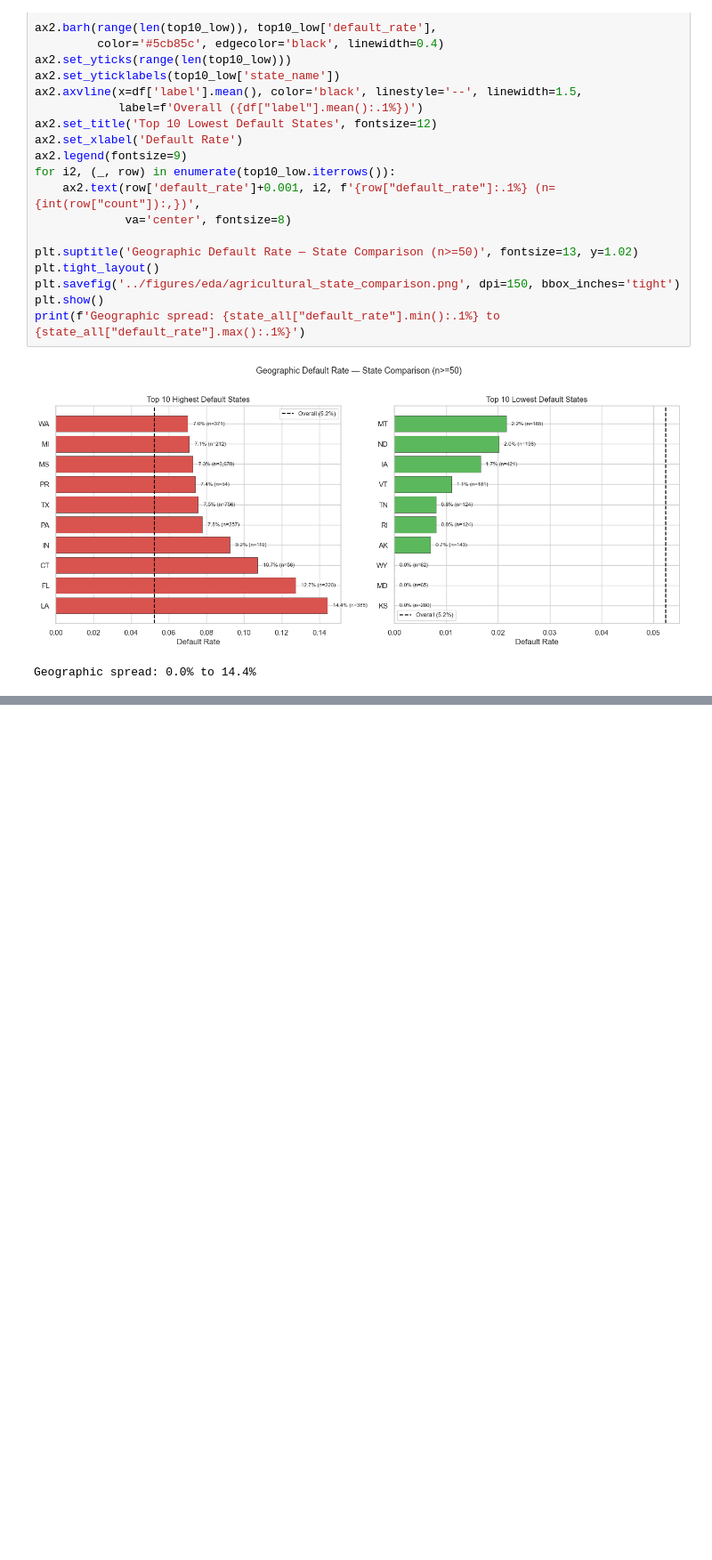
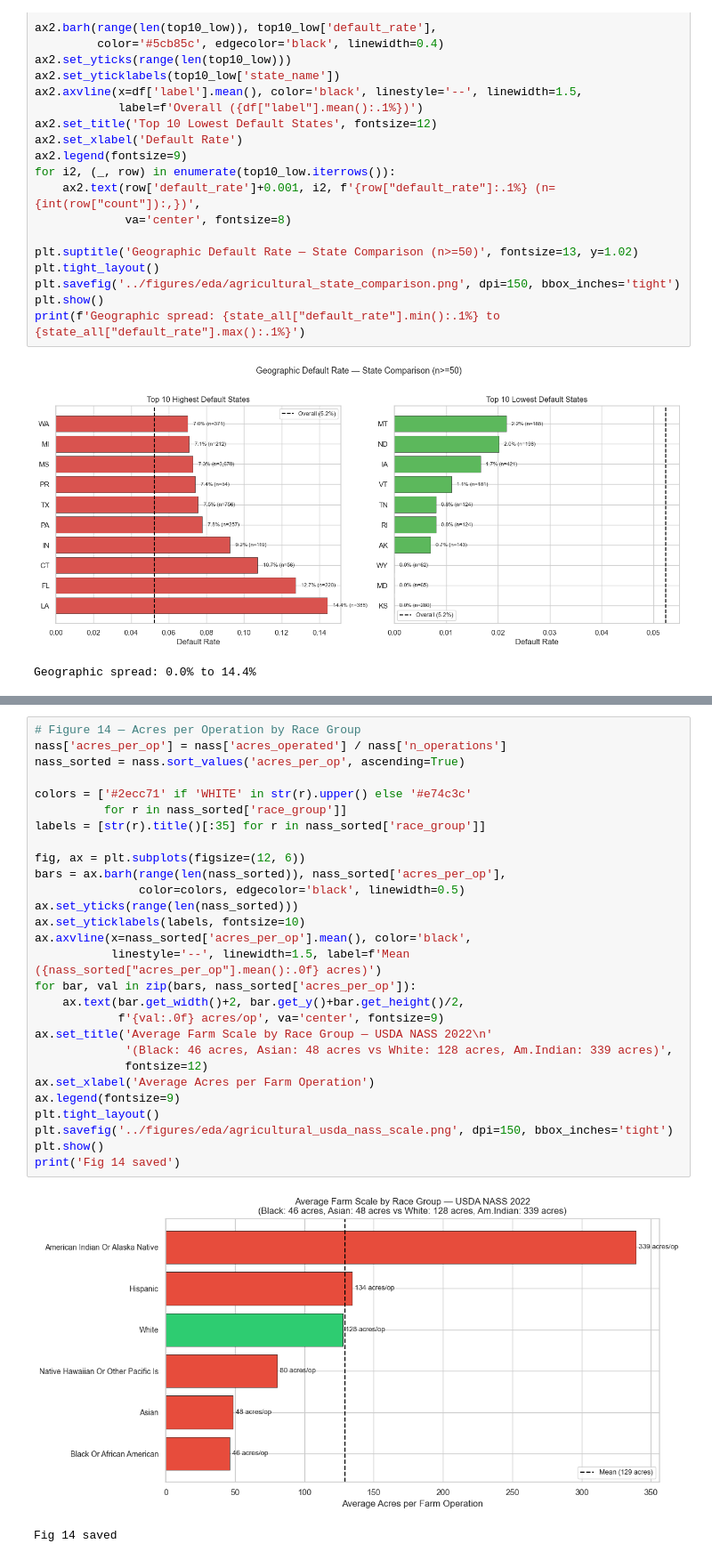
Before and after one commit to nithinnarla/fape-fairness-ml, a Jupyter notebook: notebooks/eda_agricultural.ipynb, the cells around one changed output, grey strips where cells are left out. Shown at 89% size. Cells and saved outputs as stored; diff of their text form; blank space fills up the shorter version.

```diff
--- a/notebooks/eda_agricultural.ipynb
+++ b/notebooks/eda_agricultural.ipynb
@@ -387,0 +514,31 @@ Geographic spread: 0.0% to 14.4%
+# %%
+# Figure 14 — Acres per Operation by Race Group
+nass['acres_per_op'] = nass['acres_operated'] / nass['n_operations']
+nass_sorted = nass.sort_values('acres_per_op', ascending=True)
+
+colors = ['#2ecc71' if 'WHITE' in str(r).upper() else '#e74c3c'
+          for r in nass_sorted['race_group']]
+labels = [str(r).title()[:35] for r in nass_sorted['race_group']]
+
+fig, ax = plt.subplots(figsize=(12, 6))
+bars = ax.barh(range(len(nass_sorted)), nass_sorted['acres_per_op'],
+               color=colors, edgecolor='black', linewidth=0.5)
+ax.set_yticks(range(len(nass_sorted)))
+ax.set_yticklabels(labels, fontsize=10)
+ax.axvline(x=nass_sorted['acres_per_op'].mean(), color='black',
+           linestyle='--', linewidth=1.5, label=f'Mean ({nass_sorted["acres_per_op"].mean():.0f} acres)')
+for bar, val in zip(bars, nass_sorted['acres_per_op']):
+    ax.text(bar.get_width()+2, bar.get_y()+bar.get_height()/2,
+            f'{val:.0f} acres/op', va='center', fontsize=9)
+ax.set_title('Average Farm Scale by Race Group — USDA NASS 2022\n'
+             '(Black: 46 acres, Asian: 48 acres vs White: 128 acres, Am.Indian: 339 acres)',
+             fontsize=12)
+ax.set_xlabel('Average Acres per Farm Operation')
+ax.legend(fontsize=9)
+plt.tight_layout()
+plt.savefig('../figures/eda/agricultural_usda_nass_scale.png', dpi=150, bbox_inches='tight')
+plt.show()
+print('Fig 14 saved')
+# %% [output]
+[figure, added]
+Fig 14 saved
```
Also changed, not shown: parts of 9 cells of this notebook, 4 other files.
